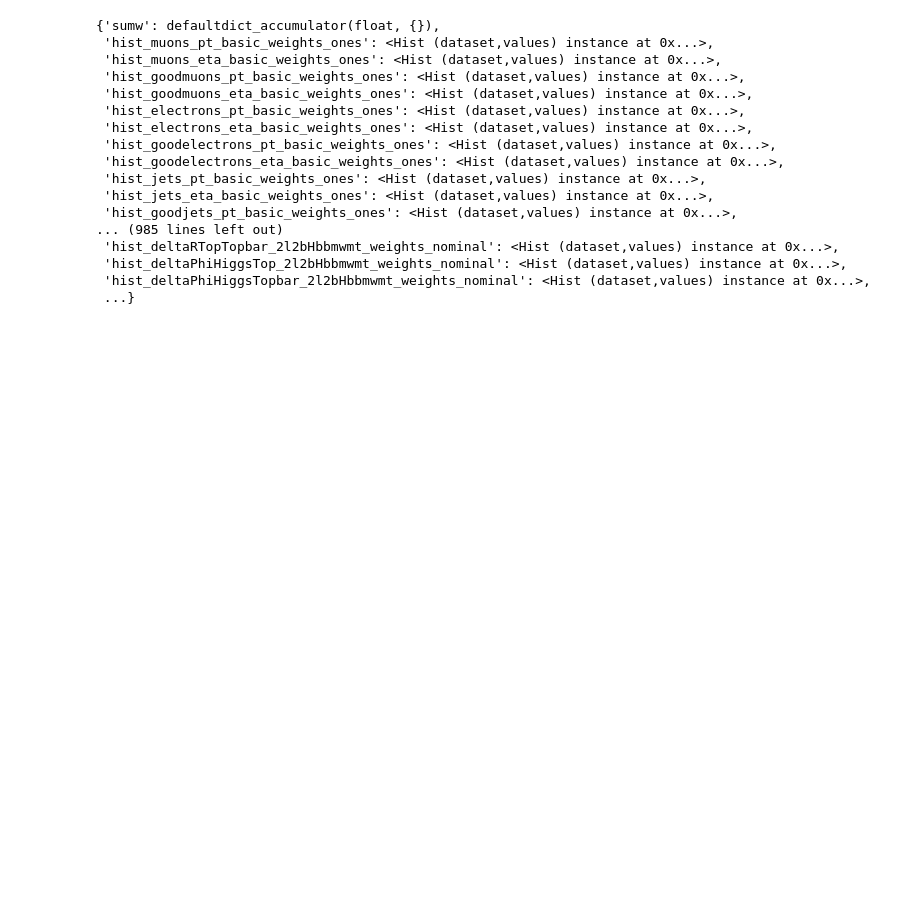
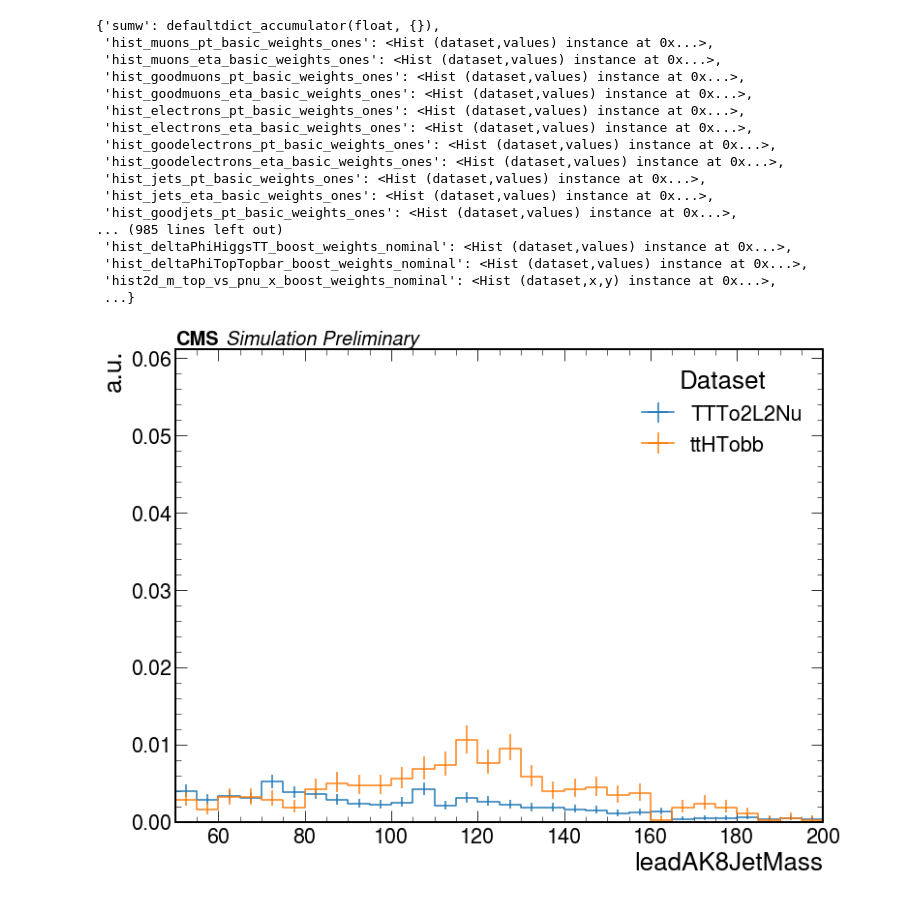
Before and after one commit to mmarchegiani/ttHbb, a Jupyter notebook: make_some_plots.ipynb, the cells around one changed output. Drawn from its saved outputs; the diff is of its cells as text; code cells hidden in the pictures; blank space fills up the shorter version.

```diff
--- a/make_some_plots.ipynb
+++ b/make_some_plots.ipynb
@@ -7,7 +9,7 @@ from coffea import hist
 from coffea.hist import plot
 import os
 # %%
-output = load("histograms/hists_dilepton_mc2017.coffea")
+output = load("histograms/hists_dilepton_baseline_samples_local_2017.coffea")
 output
 # %% [output]
 {'sumw': defaultdict_accumulator(float, {}),
@@ -23,7 +25,7 @@ output
  'hist_jets_eta_basic_weights_ones': <Hist (dataset,values) instance at 0x...>,
  'hist_goodjets_pt_basic_weights_ones': <Hist (dataset,values) instance at 0x...>,
 ... (985 lines left out)
- 'hist_deltaRTopTopbar_2l2bHbbmwmt_weights_nominal': <Hist (dataset,values) instance at 0x...>,
- 'hist_deltaPhiHiggsTop_2l2bHbbmwmt_weights_nominal': <Hist (dataset,values) instance at 0x...>,
- 'hist_deltaPhiHiggsTopbar_2l2bHbbmwmt_weights_nominal': <Hist (dataset,values) instance at 0x...>,
+ 'hist_deltaPhiHiggsTT_boost_weights_nominal': <Hist (dataset,values) instance at 0x...>,
+ 'hist_deltaPhiTopTopbar_boost_weights_nominal': <Hist (dataset,values) instance at 0x...>,
+ 'hist2d_m_top_vs_pnu_x_boost_weights_nominal': <Hist (dataset,x,y) instance at 0x...>,
  ...}
@@ -29,0 +55,9 @@ output
+# %%
+fig, ax = plt.subplots(nrows=1, ncols=1, figsize=(12,9))
+cms(ax)
+hist.plot1d(output['hist_leadAK8JetMass_basic_weights_ones'].rebin("values", hist.Bin("values", "leadAK8JetMass", np.arange(0,305,5))), density=True)
+plt.xlim(50,200)
+plt.show()
+plt.close(fig)
+# %% [output]
+[figure, added]
```
Also changed, not shown: parts of 27 cells of this notebook.
